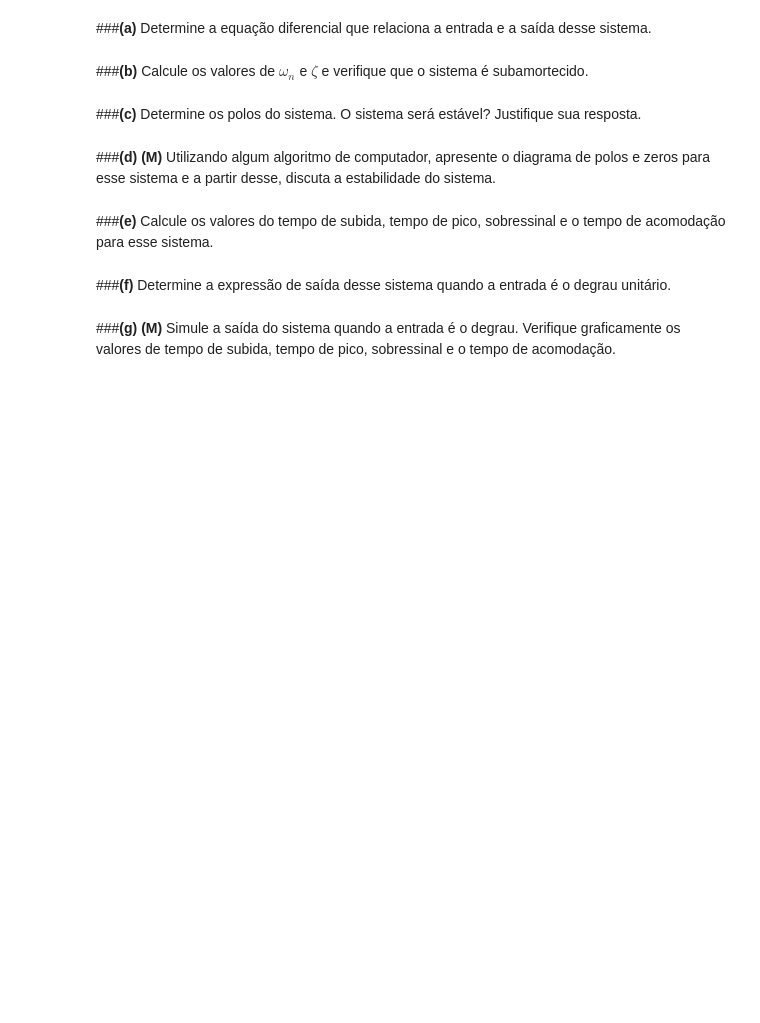
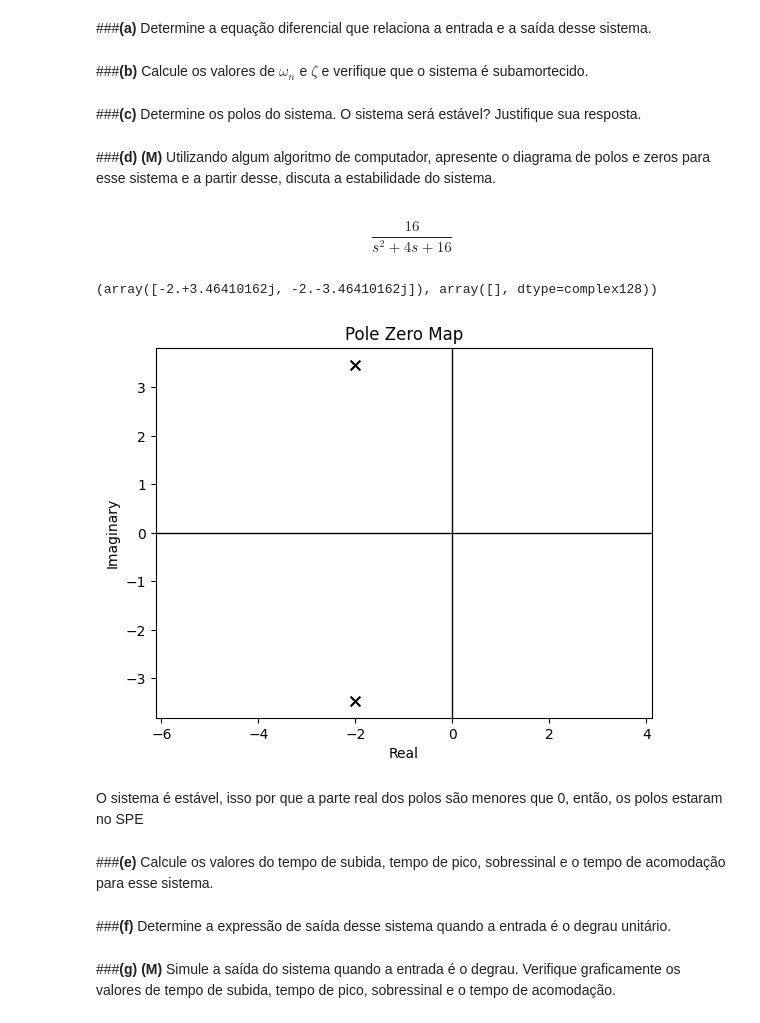
Before and after one commit to nestorfranca/Sinais, a Jupyter notebook: Prova2.ipynb, the cells around one changed output. Saved outputs shown, nothing was run; the diff lists cells and outputs as text; code cells hidden in the pictures; blank space fills up the shorter version.

```diff
--- a/Prova2.ipynb
+++ b/Prova2.ipynb
@@ -487,6 +537,23 @@ $$𝐻(𝑠) =\frac{16}{𝑠^2 + 4𝑠 + 16}$$
 ###**(c)** Determine os polos do sistema. O sistema será estável? Justifique sua resposta.
 # %% [markdown]
 ###**(d)** **(M)** Utilizando algum algoritmo de computador, apresente o diagrama de polos e zeros para esse sistema e a partir desse, discuta a estabilidade do sistema.
+# %%
+import numpy as np
+import control as control
+
+num = np.array([16])
+den = np.array([1, 4, 16])
+H = control.tf(num, den)
+H
+# %% [output]
+$$\frac{16}{s^2 + 4 s + 16}$$
+# %%
+control.pzmap(H)
+# %% [output]
+(array([-2.+3.46410162j, -2.-3.46410162j]), array([], dtype=complex128))
+[figure, added]
+# %% [markdown]
+O sistema é estável, isso por que a parte real dos polos são menores que 0, então, os polos estaram no SPE
 # %% [markdown]
 ###**(e)** Calcule os valores do tempo de subida, tempo de pico, sobressinal e o tempo de acomodação para esse sistema.
 # %% [markdown]
```
Also changed, not shown: parts of 21 cells of this notebook.
